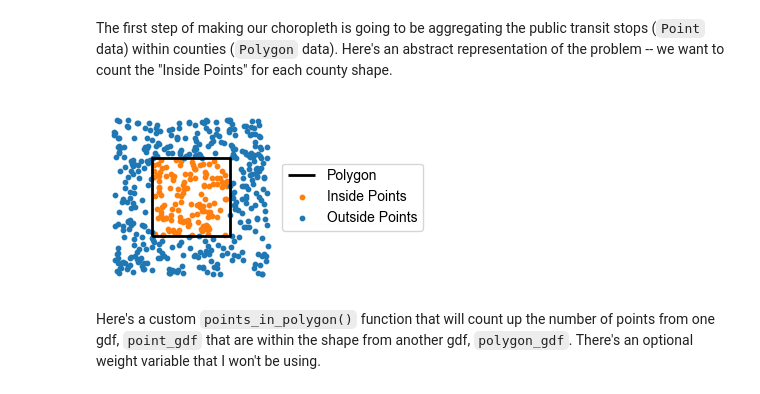
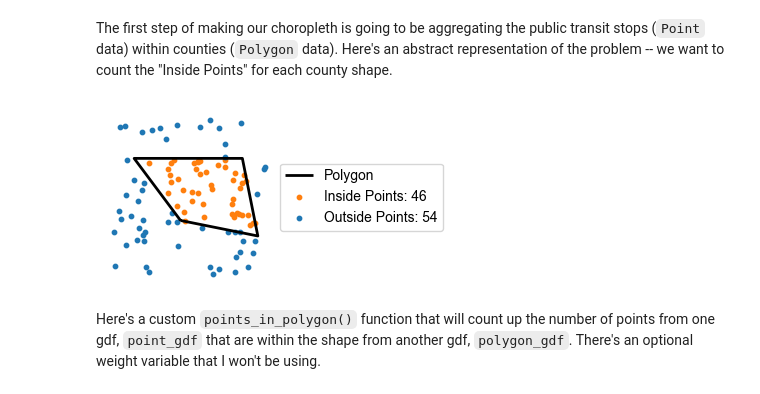
Before and after one commit to peter-amerkhanian/peter-amerkhanian.github.io, a Jupyter notebook: posts/geopandas_maps/index.ipynb, the cells around one changed output. Saved outputs shown, nothing was run; the diff lists cells and outputs as text; code cells hidden in the pictures.

```diff
--- a/posts/geopandas_maps/index.ipynb
+++ b/posts/geopandas_maps/index.ipynb
@@ -390,29 +396,29 @@ The first step of making our choropleth is going to be aggregating the public tr
 # %%
 #| echo: false
 #| fig-cap: "Points within a polygon (image by author)"
 from shapely.geometry import Point, Polygon
 from util import custom_legend
 
-polygon = Polygon([(0, 0), (0, 10), (10, 10), (10, 0)])
+polygon = Polygon([(4, 2), (-2, 10), (12, 10), (14, 0)])
 gdf_polygon = gpd.GeoDataFrame(index=[0], geometry=[polygon], crs="EPSG:4326")
 
-num_points = 500
+num_points = 100
 x_coords = np.random.uniform(-5, 15, num_points)
 y_coords = np.random.uniform(-5, 15, num_points)
 points = [Point(x, y) for x, y in zip(x_coords, y_coords)]
 gdf_points = gpd.GeoDataFrame(geometry=points, crs="EPSG:4326")
 
 gdf_points["inside"] = gdf_points.within(polygon)
 fig, ax = plt.subplots(figsize=(6, 2))
 gdf_polygon.boundary.plot(ax=ax, color='black', linewidth=2, label='Polygon')
-gdf_points[gdf_points["inside"]].plot(ax=ax, color='tab:orange', label='Inside Points', markersize=10)
-gdf_points[~gdf_points["inside"]].plot(ax=ax, color='tab:blue', label='Outside Points', markersize=10)
+gdf_points[gdf_points["inside"]].plot(ax=ax, color='tab:orange', label=f'Inside Points: {gdf_points["inside"].sum()}', markersize=10)
+gdf_points[~gdf_points["inside"]].plot(ax=ax, color='tab:blue', label=f'Outside Points: {(~gdf_points["inside"]).sum()}', markersize=10)
 
 ax.set_axis_off()
 custom_legend(ax, outside_loc="center")
 fig.tight_layout();
 # %% [output]
-[figure, old version]
+[figure, new version]
 # %% [markdown]
 Here's a custom `points_in_polygon()` function that will count up the number of points from one gdf, `point_gdf` that are within the shape from another gdf, `polygon_gdf`. There's an optional weight variable that I won't be using.
 # %%
```
Also changed, not shown: parts of 16 cells of this notebook, 36 other files.
